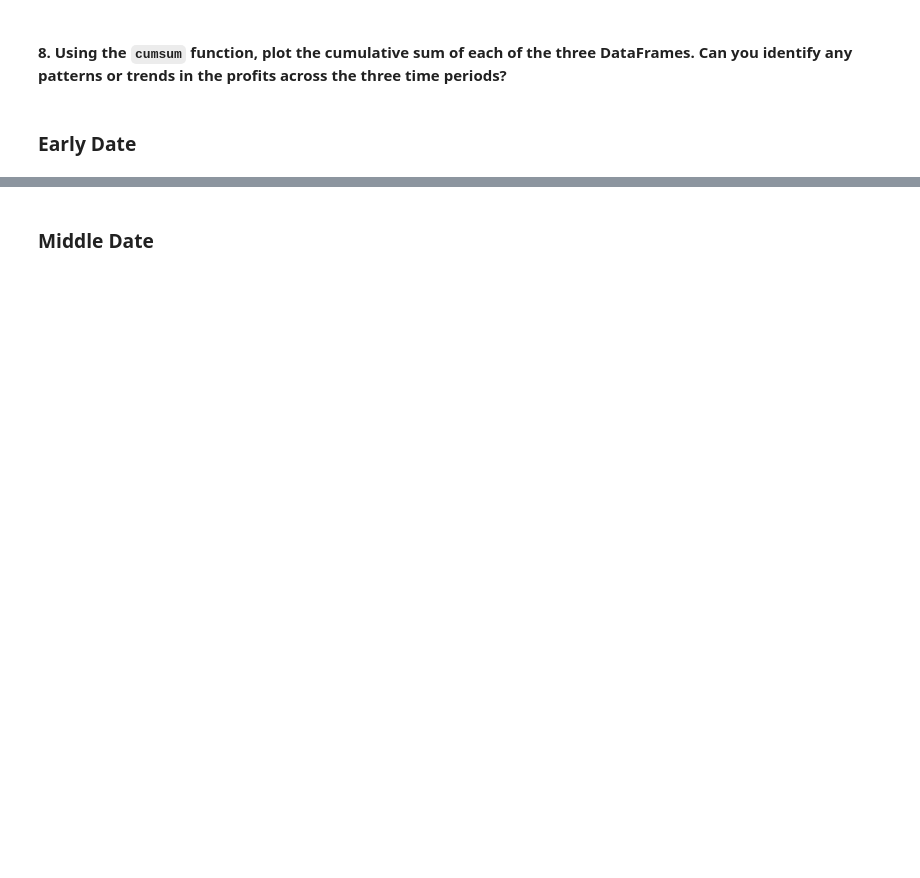
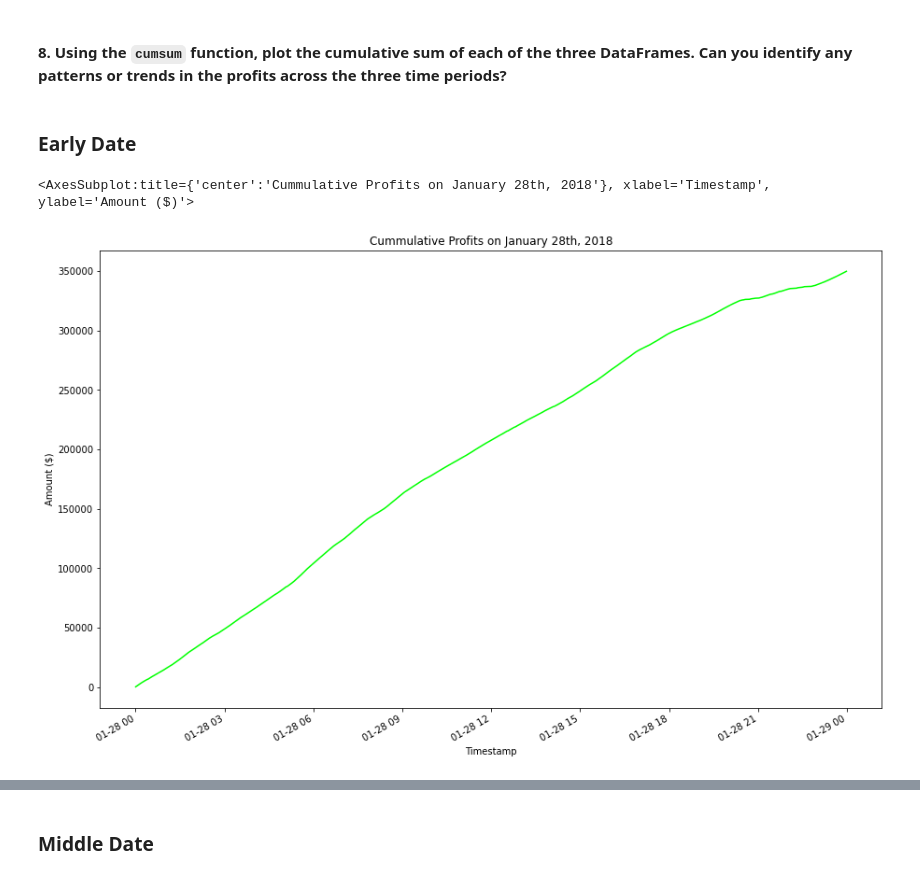
Before and after one commit to elliotlozano/BTC_arbitrage_analysis, a Jupyter notebook: crypto_arbitrage.ipynb, the cells around one changed output, grey strips where cells are left out. Drawn from its saved outputs; the diff is of its cells as text; code cells hidden in the pictures; blank space fills up the shorter version.

```diff
--- a/crypto_arbitrage.ipynb
+++ b/crypto_arbitrage.ipynb
@@ -980,7 +1062,15 @@ profit_per_trade_early.describe()
 ### Early Date
 # %%
 # Use the cumsum function to calculate the cumulative profits over time for the early profit per trade DataFrame
-cumulative_profit_early = # YOUR CODE HERE
+cumulative_profit_early = profit_per_trade_early.cumsum()
 # %%
 # Plot the cumulative sum of profits for the early profit per trade DataFrame
-# YOUR CODE HERE
+cumulative_profit_early.plot(
+    figsize = (15, 10),
+    title = "Cummulative Profits on January 28th, 2018",
+    color = "lime",
+    ylabel = "Amount ($)"
+)
+# %% [output]
+<AxesSubplot:title={'center':'Cummulative Profits on January 28th, 2018'}, xlabel='Timestamp', ylabel='Amount ($)'>
+[figure, added]
```
Also changed, not shown: parts of 24 cells of this notebook.
